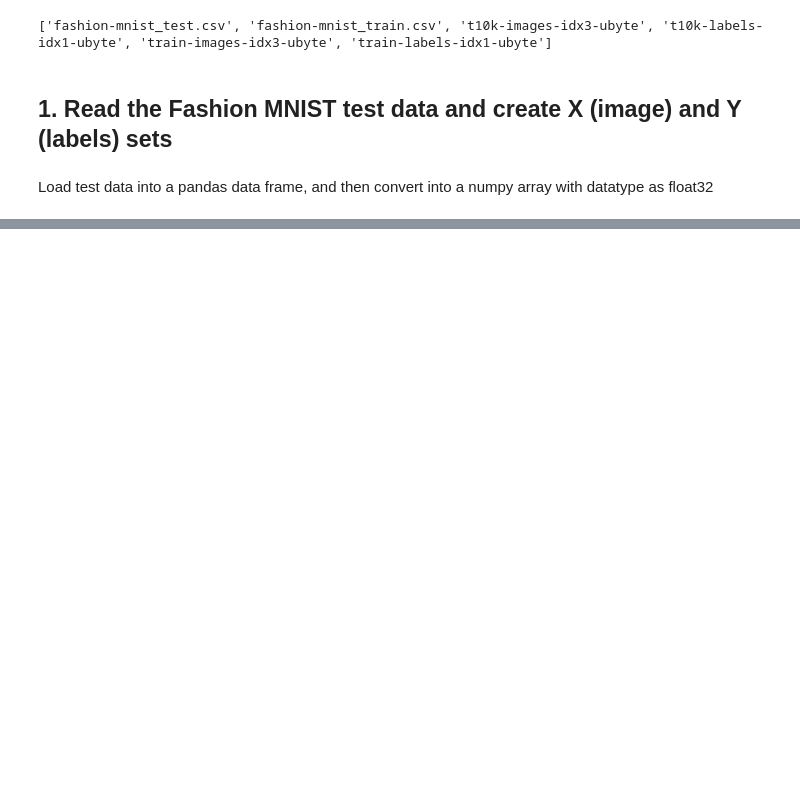
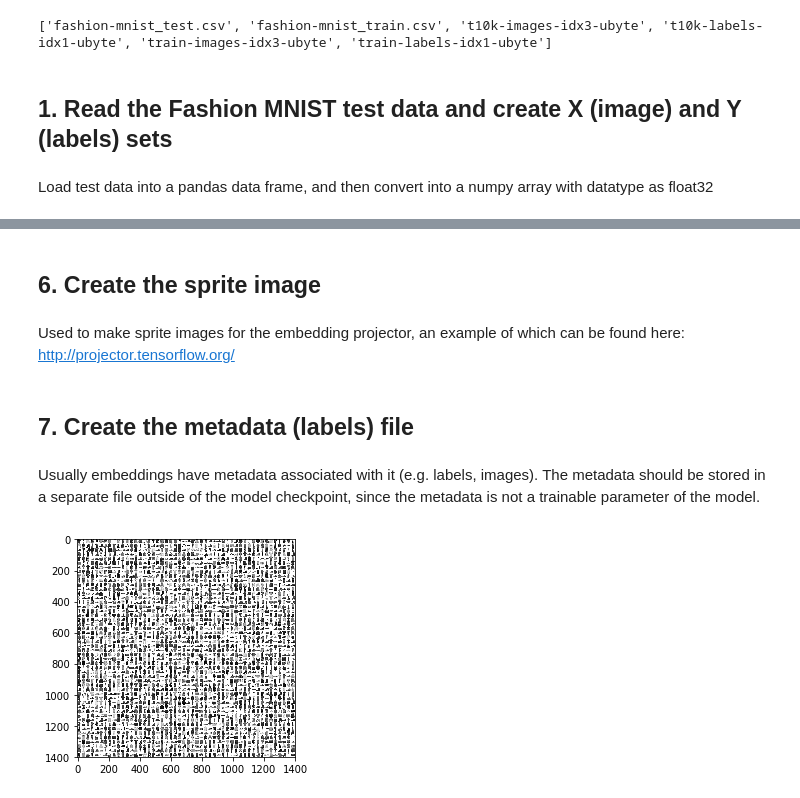
Before and after one commit to stewartyoung/Clothes_Labelling, a Jupyter notebook: TensorBoardVisualiser.ipynb, the cells around one changed output, grey strips where cells are left out. Saved outputs shown, nothing was run; the diff lists cells and outputs as text; code cells hidden in the pictures; blank space fills up the shorter version.

Commit message:
Visualiser displaying in browser, but needs fixed to pull fashion mnist data

```diff
--- a/TensorBoardVisualiser.ipynb
+++ b/TensorBoardVisualiser.ipynb
@@ -48,0 +43,2 @@ test_data = np.array(pd.read_csv('data/fashion-mnist_test.csv'), dtype='float32'
+# %%
+embed_count = 2500
@@ -48,0 +66,14 @@ test_data = np.array(pd.read_csv('data/fashion-mnist_test.csv'), dtype='float32'
+# %%
+# Format: tensorflow/contrib/tensorboard/plugins/projector/projector_config.proto
+config = projector.ProjectorConfig()
+
+# You can add multiple embeddings. Here I add only one.
+embedding = config.embeddings.add()
+embedding.tensor_name = embedding_var.name
+
+# Link this tensor to its metadata file (e.g. labels).
+embedding.metadata_path = os.path.join(logdir, 'metadata.tsv')
+
+# After constructing the sprite, I need to tell the Embedding Projector where to find it
+embedding.sprite.image_path = os.path.join(logdir, 'sprite.png')
+embedding.sprite.single_image_dim.extend([28, 28])
@@ -48,0 +93,40 @@ test_data = np.array(pd.read_csv('data/fashion-mnist_test.csv'), dtype='float32'
+# %% [markdown]
+## 6. Create the sprite image
+# %% [markdown]
+Used to make sprite images for the embedding projector, an example of which can be found here:
+http://projector.tensorflow.org/
+# %%
+rows = 28
+cols = 28
+label = ['T-shirt/top', 'Trouser', 'Pullover', 'Dress', 'Coat', 'Sandal', 'Shirt', 'Sneaker', 'Bag', 'Ankle boot']
+
+sprite_dim = int(np.sqrt(X_test.shape[0]))
+sprite_image = np.ones((cols * sprite_dim, rows * sprite_dim))
+
+index = 0
+labels = []
+for i in range(sprite_dim):
+    for j in range(sprite_dim):
+        labels.append(label[int(Y_test[index])])
+
+        sprite_image[
+            i * cols: (i + 1) * cols,
+            j * rows: (j + 1) * rows
+        ] = X_test[index].reshape(28, 28) * -1 + 1
+
+        index += 1
+# %% [markdown]
+## 7. Create the metadata (labels) file
+# %% [markdown]
+Usually embeddings have metadata associated with it (e.g. labels, images). The metadata should be stored in a separate file outside of the model checkpoint, since the metadata is not a trainable parameter of the model.
+# %%
+with open(embedding.metadata_path, 'w') as meta:
+    meta.write('Index\tLabel\n')
+    for index, label in enumerate(labels):
+        meta.write('{}\t{}\n'.format(index, label))
+
+plt.imsave(embedding.sprite.image_path, sprite_image, cmap='gray')
+plt.imshow(sprite_image, cmap='gray')
+plt.show()
+# %% [output]
+[figure, added]
```
Also changed, not shown: parts of 16 cells of this notebook.
